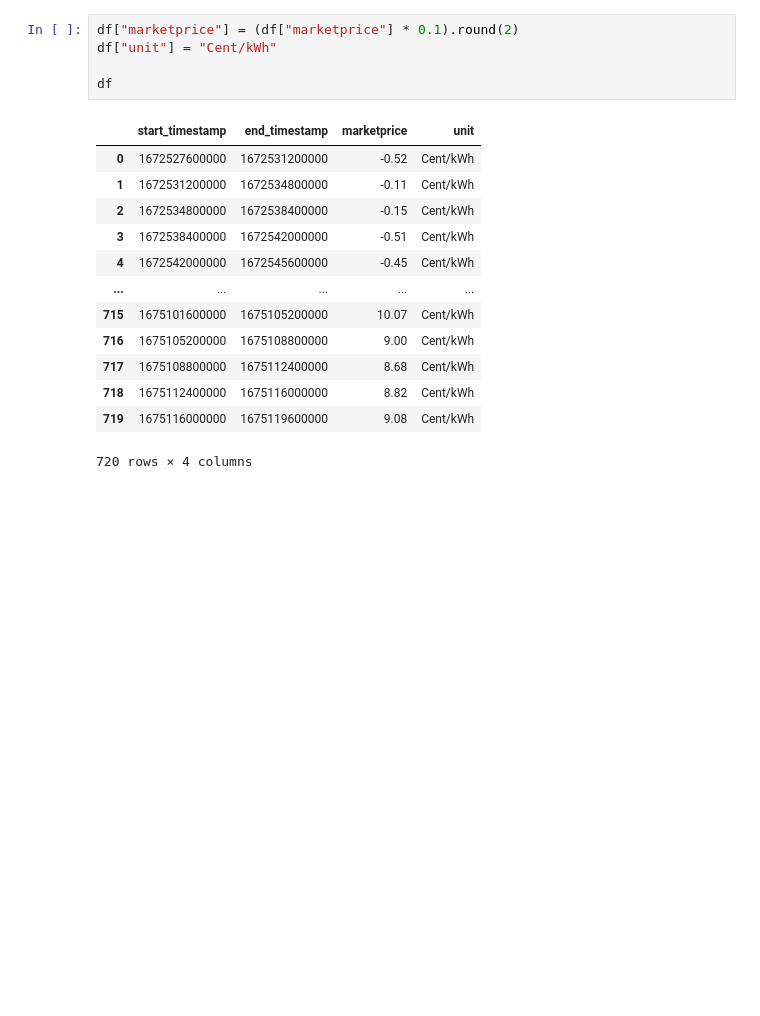
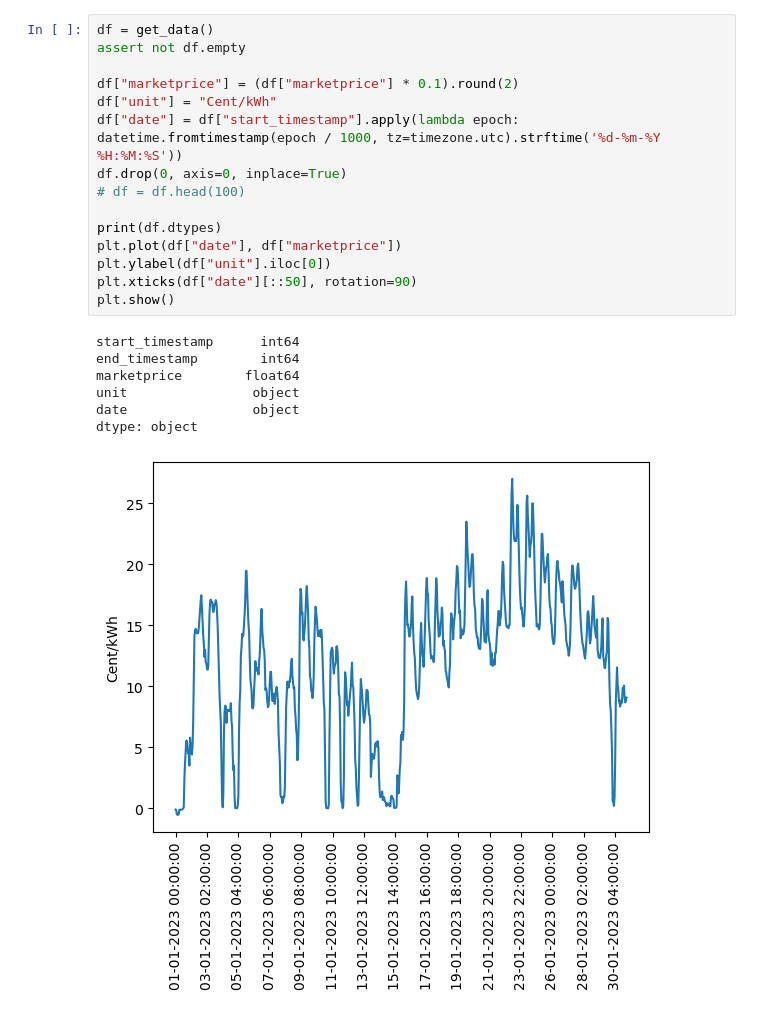
Before and after one commit to rumexcrisp/aim_bi_project, a Jupyter notebook: api_check.ipynb, the cells around one changed output. Saved outputs shown, nothing was run; the diff lists cells and outputs as text; blank space fills up the shorter version.

```diff
--- a/api_check.ipynb
+++ b/api_check.ipynb
@@ -36,19 +38,23 @@ else:
-# %%
-df["marketprice"] = (df["marketprice"] * 0.1).round(2)
-df["unit"] = "Cent/kWh"
-
-df
-# %% [output]
-|  | start_timestamp | end_timestamp | marketprice | unit |
-| 0 | 1672527600000 | 1672531200000 | -0.52 | Cent/kWh |
-| 1 | 1672531200000 | 1672534800000 | -0.11 | Cent/kWh |
-| 2 | 1672534800000 | 1672538400000 | -0.15 | Cent/kWh |
-| 3 | 1672538400000 | 1672542000000 | -0.51 | Cent/kWh |
-| 4 | 1672542000000 | 1672545600000 | -0.45 | Cent/kWh |
-| ... | ... | ... | ... | ... |
-| 715 | 1675101600000 | 1675105200000 | 10.07 | Cent/kWh |
-| 716 | 1675105200000 | 1675108800000 | 9.00 | Cent/kWh |
-| 717 | 1675108800000 | 1675112400000 | 8.68 | Cent/kWh |
-| 718 | 1675112400000 | 1675116000000 | 8.82 | Cent/kWh |
-| 719 | 1675116000000 | 1675119600000 | 9.08 | Cent/kWh |
-720 rows × 4 columns
+# %%
+df = get_data()
+assert not df.empty
+
+df["marketprice"] = (df["marketprice"] * 0.1).round(2)
+df["unit"] = "Cent/kWh"
+df["date"] = df["start_timestamp"].apply(lambda epoch: datetime.fromtimestamp(epoch / 1000, tz=timezone.utc).strftime('%d-%m-%Y %H:%M:%S'))
+df.drop(0, axis=0, inplace=True)
+# df = df.head(100)
+
+print(df.dtypes)
+plt.plot(df["date"], df["marketprice"])
+plt.ylabel(df["unit"].iloc[0])
+plt.xticks(df["date"][::50], rotation=90)
+plt.show()
+# %% [output]
+start_timestamp      int64
+end_timestamp        int64
+marketprice        float64
+unit                object
+date                object
+dtype: object
+[figure, added]
```
Also changed, not shown: parts of 2 cells of this notebook.
